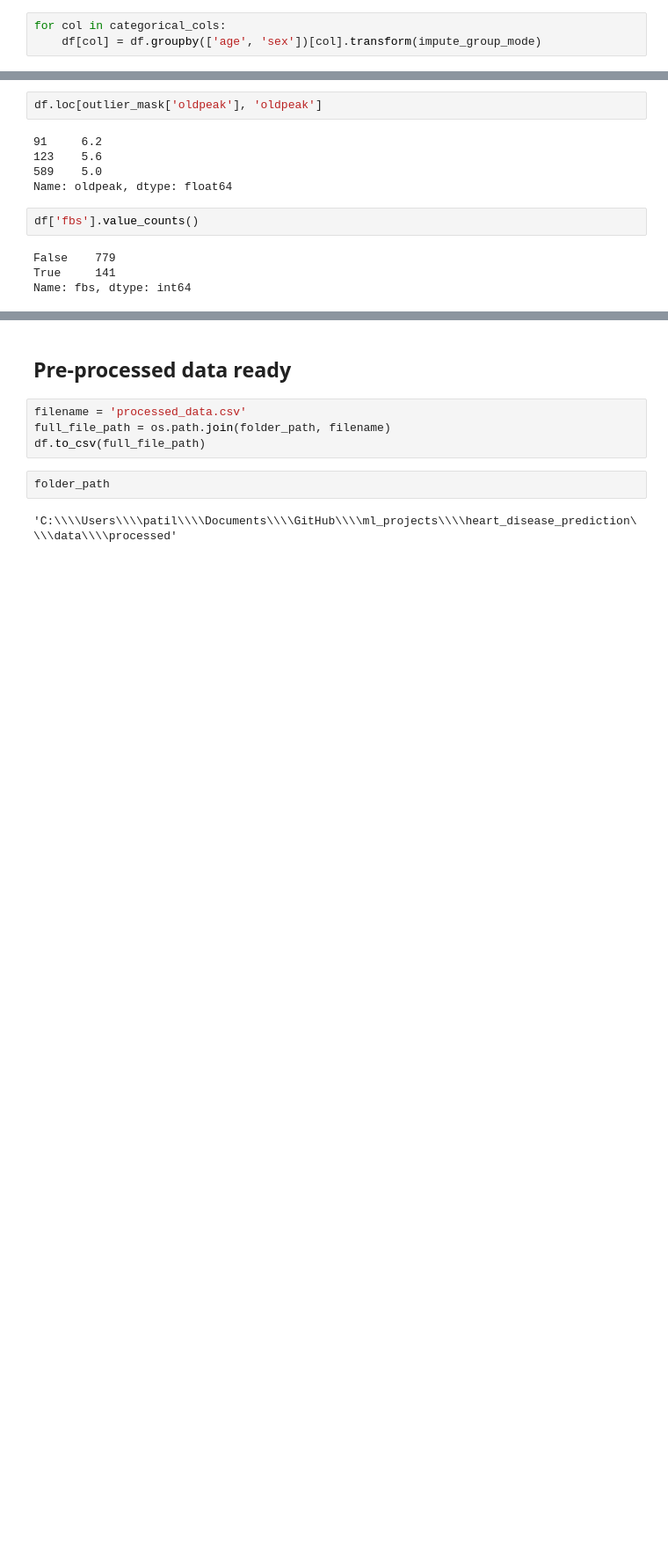
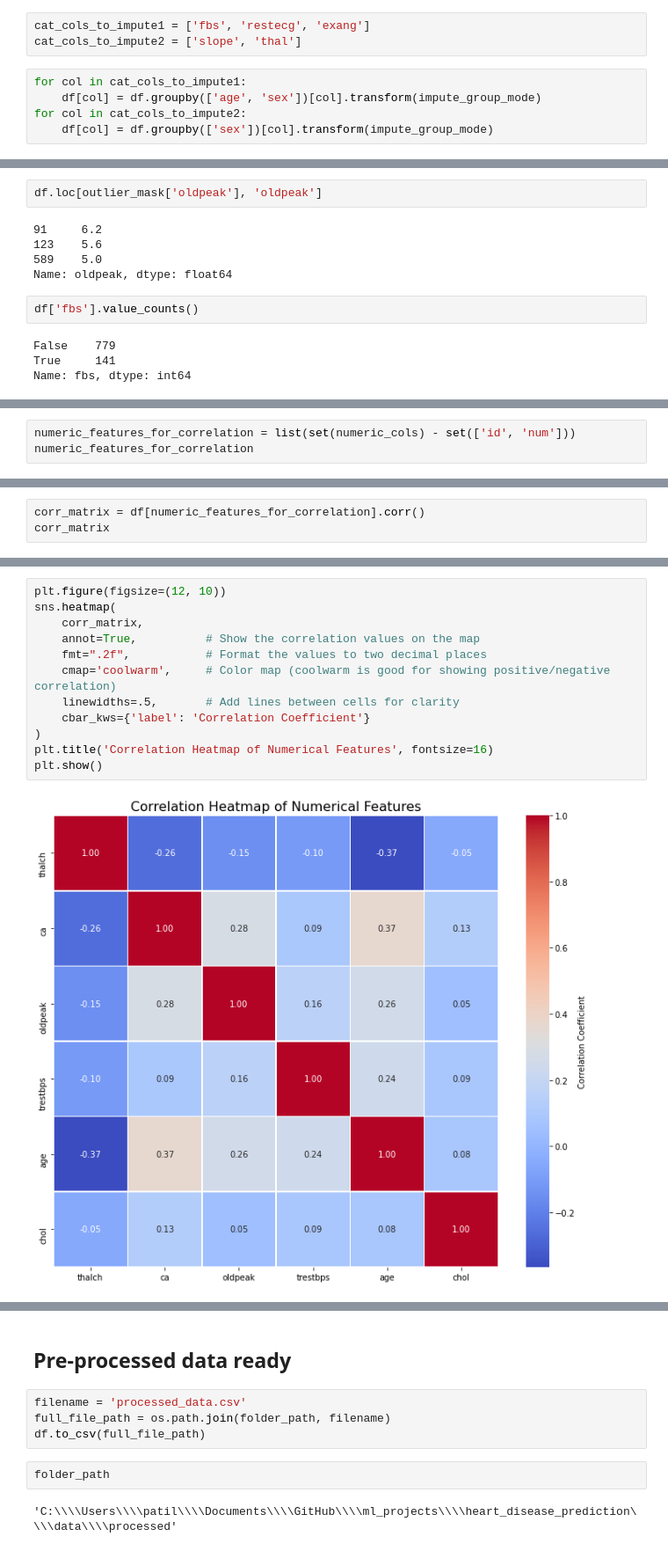
Before and after one commit to Nupur-Patil/ml_projects, a Jupyter notebook: heart_disease_prediction/notebooks/01_eda_and_cleaning.ipynb, the cells around one changed output, grey strips where cells are left out. Shown at 88% size. Drawn from its saved outputs; the diff is of its cells as text; blank space fills up the shorter version.

```diff
--- a/heart_disease_prediction/notebooks/01_eda_and_cleaning.ipynb
+++ b/heart_disease_prediction/notebooks/01_eda_and_cleaning.ipynb
@@ -248,9 +248,14 @@ def impute_group_mode(series):
     if mode_value.empty:
         return series.fillna('MISSING_GROUP_MODE')
     return series.fillna(mode_value.iloc[0])
+# %%
+cat_cols_to_impute1 = ['fbs', 'restecg', 'exang']
+cat_cols_to_impute2 = ['slope', 'thal']
 # %%
-for col in categorical_cols:
+for col in cat_cols_to_impute1:
     df[col] = df.groupby(['age', 'sex'])[col].transform(impute_group_mode)
+for col in cat_cols_to_impute2:
+    df[col] = df.groupby(['sex'])[col].transform(impute_group_mode)
 # %%
 df.duplicated().sum()
 # %% [output]
@@ -328,0 +356,3 @@ Name: fbs, dtype: int64
+# %%
+numeric_features_for_correlation = list(set(numeric_cols) - set(['id', 'num']))
+numeric_features_for_correlation
@@ -328,0 +361,3 @@ Name: fbs, dtype: int64
+# %%
+corr_matrix = df[numeric_features_for_correlation].corr()
+corr_matrix
@@ -328,0 +372,14 @@ Name: fbs, dtype: int64
+# %%
+plt.figure(figsize=(12, 10))
+sns.heatmap(
+    corr_matrix,
+    annot=True,          # Show the correlation values on the map
+    fmt=".2f",           # Format the values to two decimal places
+    cmap='coolwarm',     # Color map (coolwarm is good for showing positive/negative correlation)
+    linewidths=.5,       # Add lines between cells for clarity
+    cbar_kws={'label': 'Correlation Coefficient'}
+)
+plt.title('Correlation Heatmap of Numerical Features', fontsize=16)
+plt.show()
+# %% [output]
+[figure, added]
```
Also changed, not shown: parts of 17 cells of this notebook.
